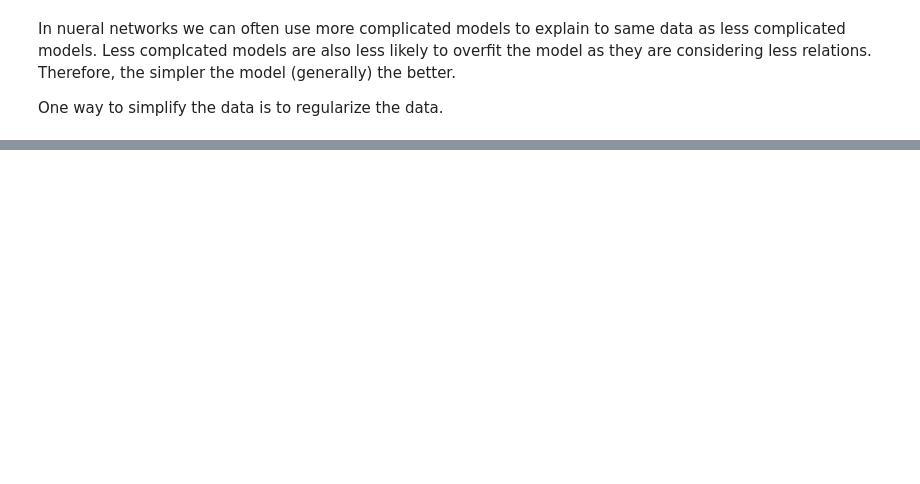
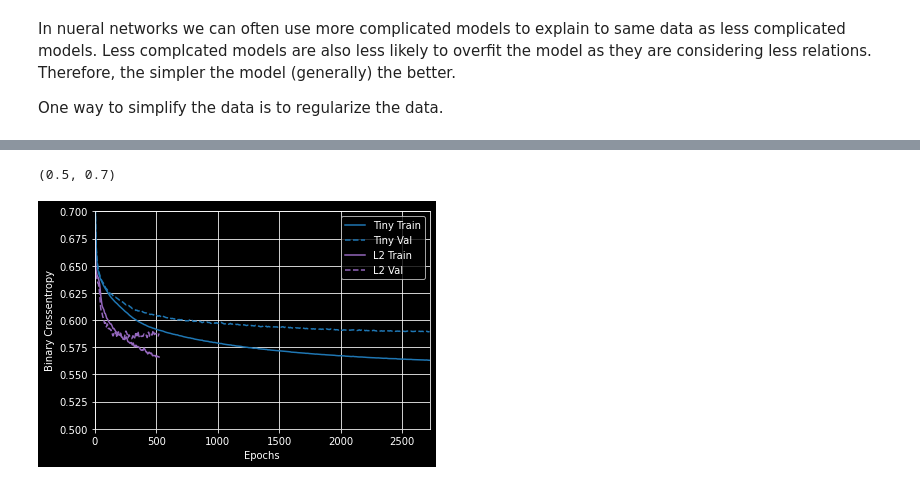
Before and after one commit to acherrera/machine_learning_learning, a Jupyter notebook: tutorials/07_over_under_fitting/07_over_under_fitting.ipynb, the cells around one changed output, grey strips where cells are left out. Saved outputs shown, nothing was run; the diff lists cells and outputs as text; code cells hidden in the pictures; blank space fills up the shorter version.

```diff
--- a/tutorials/07_over_under_fitting/07_over_under_fitting.ipynb
+++ b/tutorials/07_over_under_fitting/07_over_under_fitting.ipynb
@@ -368,0 +368,7 @@ KeyboardInterrupt:
+# %%
+# This is a large model, but as you can see, it is much less prone to over fitting than without L2 regularization
+plotter.plot(regularizer_histories)
+plt.ylim([0.5, 0.7])
+# %% [output]
+(0.5, 0.7)
+[figure, added]
```
Also changed, not shown: parts of 19 cells of this notebook, 34 other files.
